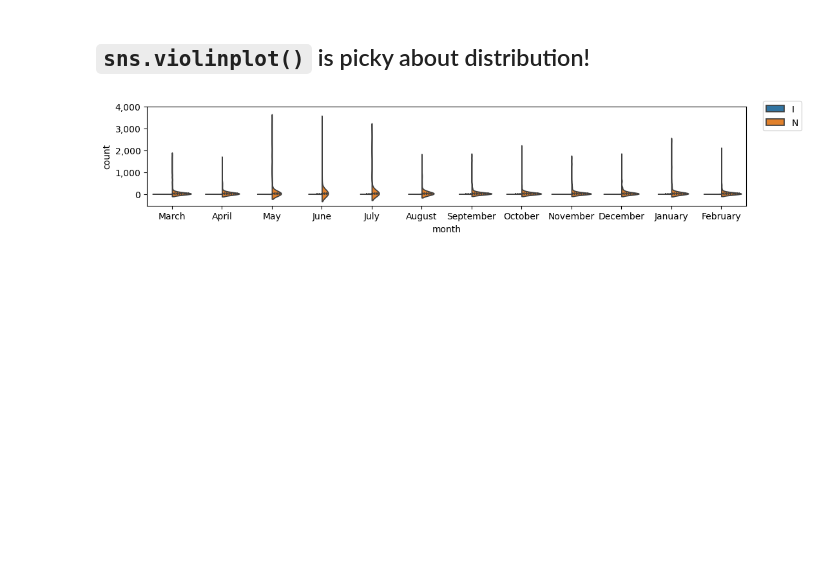
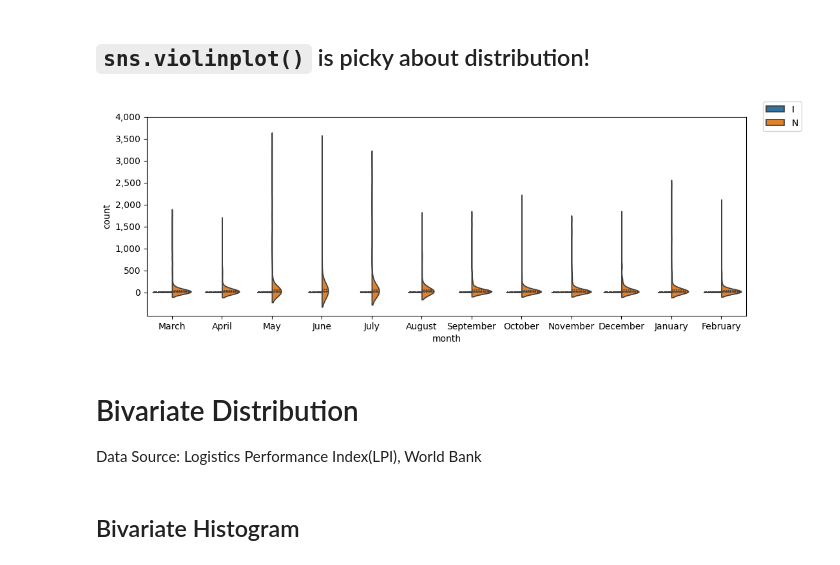
Before and after one commit to tiangenglu/data_visualization, a Jupyter notebook: 2025-04-02_useful_figures.ipynb, the cells around one changed output. Drawn from its saved outputs; the diff is of its cells as text; code cells hidden in the pictures; blank space fills up the shorter version.

Commit message:
bivariate histogram, pairwise correlation heat map

```diff
--- a/2025-04-02_useful_figures.ipynb
+++ b/2025-04-02_useful_figures.ipynb
@@ -77,13 +79,13 @@ spain=df.loc[df['nationality'] == 'SPAIN']
 # %% [markdown]
 ## `sns.violinplot()` is picky about distribution!
 # %%
-plt.figure(figsize=(12, 2))
+plt.figure(figsize=(12, 4))
 plt.ticklabel_format(style='plain')
 sns.violinplot(data=spain, x="month", y="count", hue="type", split=True, inner="quart")
 plt.legend(loc = 'best',bbox_to_anchor=(1.1, 1.1)) # push the legend outside
 current_values = plt.gca().get_yticks()
 plt.yticks(current_values[current_values >=0]) # add this step to avoid warning
 plt.gca().set_yticklabels(['{:,.0f}'.format(y) for y in current_values[current_values >=0]])
 plt.show()
 # %% [output]
-[figure, old version]
+[figure, new version]
@@ -91,0 +92,6 @@ plt.show()
+# %% [markdown]
+# Bivariate Distribution
+
+Data Source: Logistics Performance Index(LPI), World Bank
+# %% [markdown]
+## Bivariate Histogram
```
Also changed, not shown: parts of 7 cells of this notebook.
